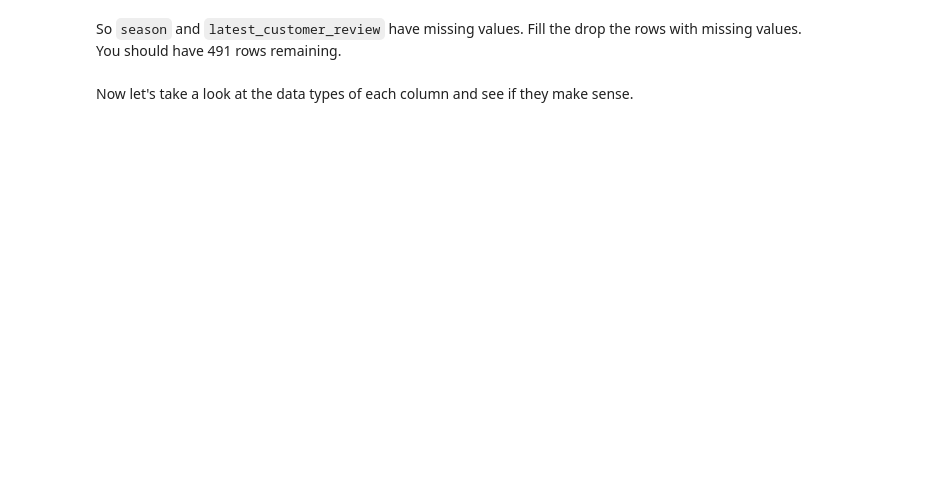
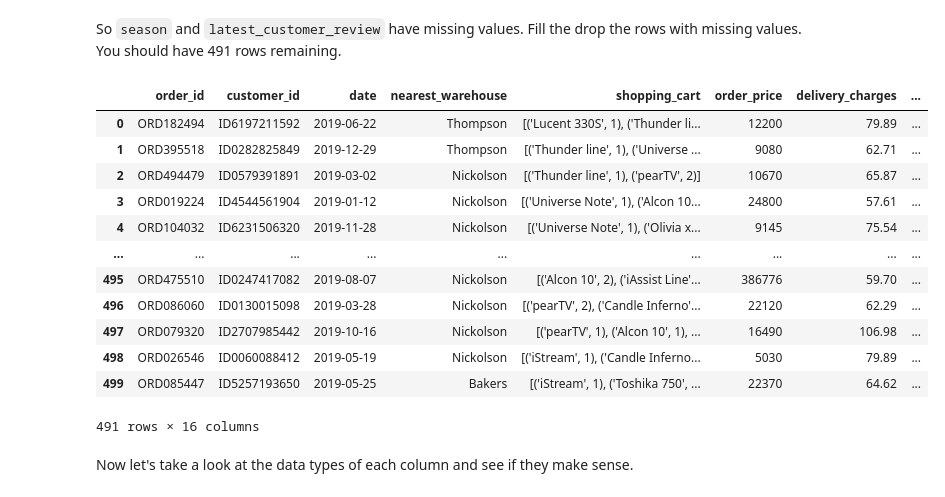
Before and after one commit to EPIC-Campus-LPS/cleaning-warehouse-data-rachelarnold123, a Jupyter notebook: Lab1.1.ipynb, the cells around one changed output. Cells and saved outputs as stored; diff of their text form; code cells hidden in the pictures; blank space fills up the shorter version.

```diff
--- a/Lab1.1.ipynb
+++ b/Lab1.1.ipynb
@@ -38,4 +41,6 @@ Import `pandas` and `matploutlib,pyplot` here.
 # %% [markdown]
 Use `pandas`' `read_csv()` to create a Dataframe called `warehouse`.
+# %%
+df = pd.read_csv("warehouse_data.csv")
 # %% [markdown]
 Display the first 5 rows of `warehouse`.
@@ -58,4 +118,21 @@ Check the dataset for null(or empty) values. How many null values are there and
 # %% [markdown]
 So `season` and `latest_customer_review` have missing values. Fill the drop the rows with missing values. You should have 491 rows remaining.
+# %%
+
+df.dropna()
+# %% [output]
+|  | order_id | customer_id | date | nearest_warehouse | shopping_cart | order_price | delivery_charges | ... |
+| 0 | ORD182494 | ID6197211592 | 2019-06-22 | Thompson | [('Lucent 330S', 1), ('Thunder li... | 12200 | 79.89 | ... |
+| 1 | ORD395518 | ID0282825849 | 2019-12-29 | Thompson | [('Thunder line', 1), ('Universe ... | 9080 | 62.71 | ... |
+| 2 | ORD494479 | ID0579391891 | 2019-03-02 | Nickolson | [('Thunder line', 1), ('pearTV', 2)] | 10670 | 65.87 | ... |
+| 3 | ORD019224 | ID4544561904 | 2019-01-12 | Nickolson | [('Universe Note', 1), ('Alcon 10... | 24800 | 57.61 | ... |
+| 4 | ORD104032 | ID6231506320 | 2019-11-28 | Nickolson | [('Universe Note', 1), ('Olivia x... | 9145 | 75.54 | ... |
+| ... | ... | ... | ... | ... | ... | ... | ... | ... |
+| 495 | ORD475510 | ID0247417082 | 2019-08-07 | Nickolson | [('Alcon 10', 2), ('iAssist Line'... | 386776 | 59.70 | ... |
+| 496 | ORD086060 | ID0130015098 | 2019-03-28 | Nickolson | [('pearTV', 2), ('Candle Inferno'... | 22120 | 62.29 | ... |
+| 497 | ORD079320 | ID2707985442 | 2019-10-16 | Nickolson | [('pearTV', 1), ('Alcon 10', 1), ... | 16490 | 106.98 | ... |
+| 498 | ORD026546 | ID0060088412 | 2019-05-19 | Nickolson | [('iStream', 1), ('Candle Inferno... | 5030 | 79.89 | ... |
+| 499 | ORD085447 | ID5257193650 | 2019-05-25 | Bakers | [('iStream', 1), ('Toshika 750', ... | 22370 | 64.62 | ... |
+491 rows × 16 columns
 # %% [markdown]
 Now let's take a look at the data types of each column and see if they make sense.
```
Also changed, not shown: parts of 20 cells of this notebook.
